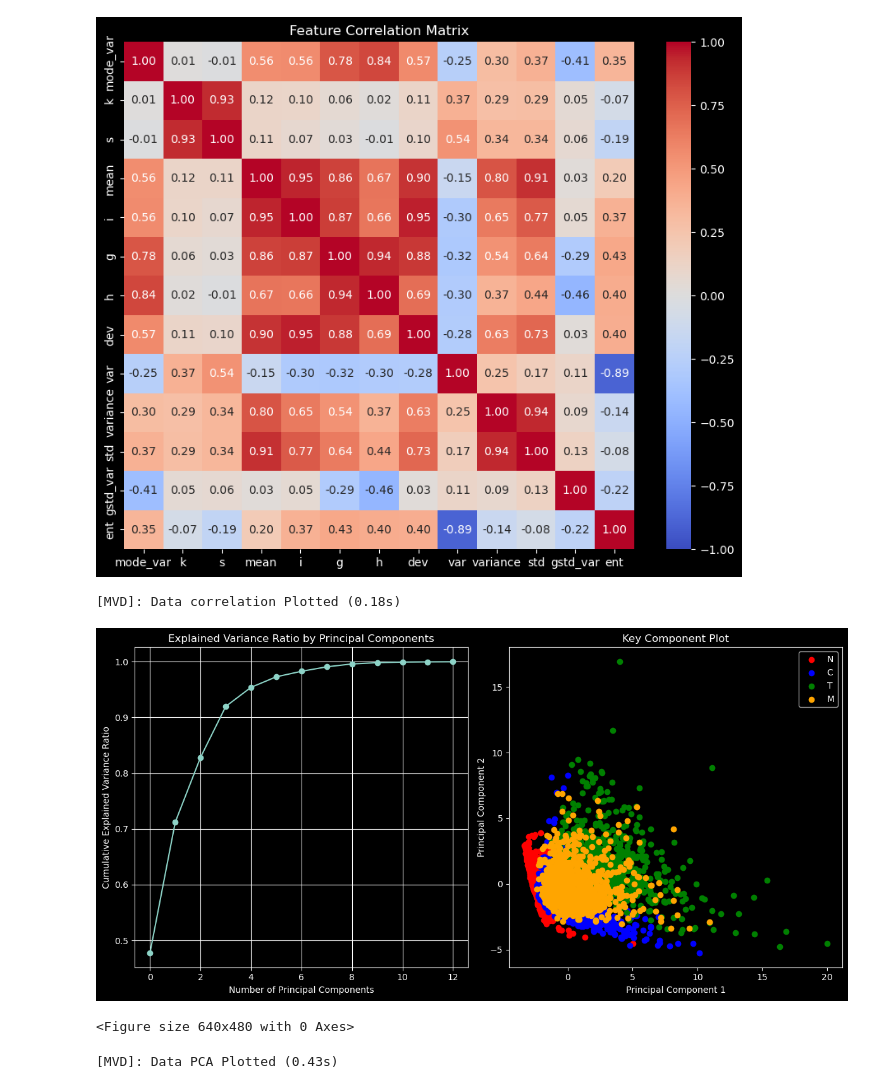
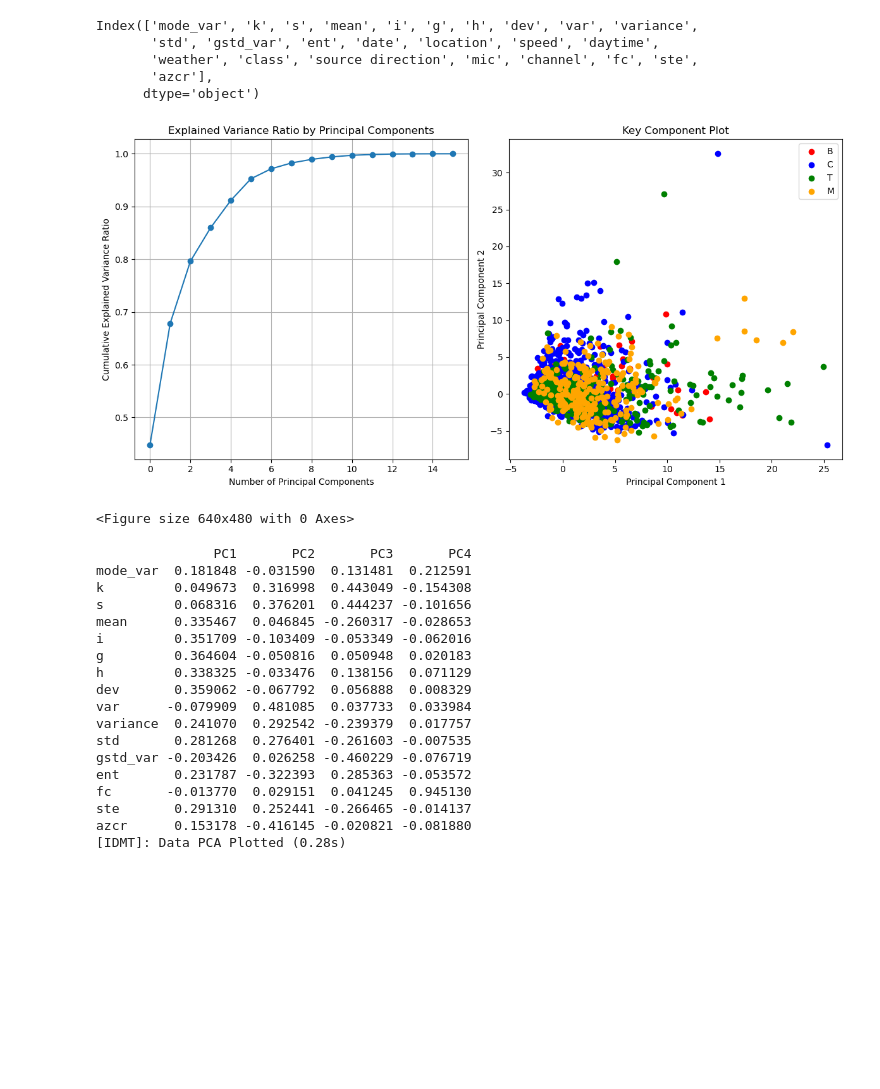
Before and after one commit to 170A-Capstone/Acoustic-Classification, a Jupyter notebook: data_visualization.ipynb, the cells around one changed output. Cells and saved outputs as stored; diff of their text form; code cells hidden in the pictures; blank space fills up the shorter version.

```diff
--- a/data_visualization.ipynb
+++ b/data_visualization.ipynb
@@ -27,12 +60,29 @@ mvd.data_visualization('distribution')
-# %%
-mvd.data_visualization("correlation")
-# %% [output]
-[figure, removed]
-[MVD]: Data correlation Plotted (0.18s)
 # %%
-pca_result = mvd.data_visualization("PCA")
+pca_result = idmt.data_visualization("PCA")
 # %% [output]
+Index(['mode_var', 'k', 's', 'mean', 'i', 'g', 'h', 'dev', 'var', 'variance',
+       'std', 'gstd_var', 'ent', 'date', 'location', 'speed', 'daytime',
+       'weather', 'class', 'source direction', 'mic', 'channel', 'fc', 'ste',
+       'azcr'],
+      dtype='object')
-[figure, old version]
+[figure, new version]
-<Figure size 640x480 with 0 Axes>
-[MVD]: Data PCA Plotted (0.43s)
+<Figure size 640x480 with 0 Axes>
+               PC1       PC2       PC3       PC4
+mode_var  0.181848 -0.031590  0.131481  0.212591
+k         0.049673  0.316998  0.443049 -0.154308
+s         0.068316  0.376201  0.444237 -0.101656
+mean      0.335467  0.046845 -0.260317 -0.028653
+i         0.351709 -0.103409 -0.053349 -0.062016
+g         0.364604 -0.050816  0.050948  0.020183
+h         0.338325 -0.033476  0.138156  0.071129
+dev       0.359062 -0.067792  0.056888  0.008329
+var      -0.079909  0.481085  0.037733  0.033984
+variance  0.241070  0.292542 -0.239379  0.017757
+std       0.281268  0.276401 -0.261603 -0.007535
+gstd_var -0.203426  0.026258 -0.460229 -0.076719
+ent       0.231787 -0.322393  0.285363 -0.053572
+fc       -0.013770  0.029151  0.041245  0.945130
+ste       0.291310  0.252441 -0.266465 -0.014137
+azcr      0.153178 -0.416145 -0.020821 -0.081880
+[IDMT]: Data PCA Plotted (0.28s)
 # %%
```
Also changed, not shown: parts of 8 cells of this notebook, 15 other files.
